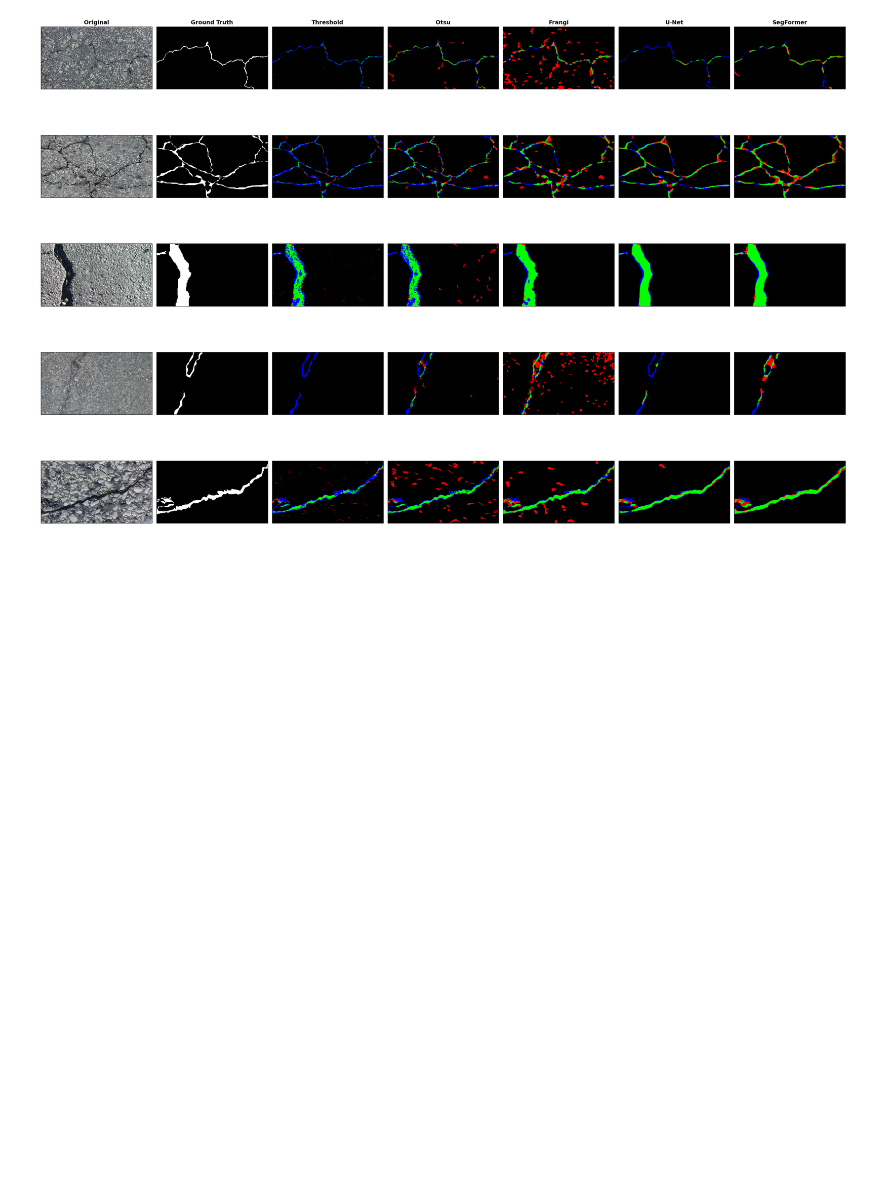
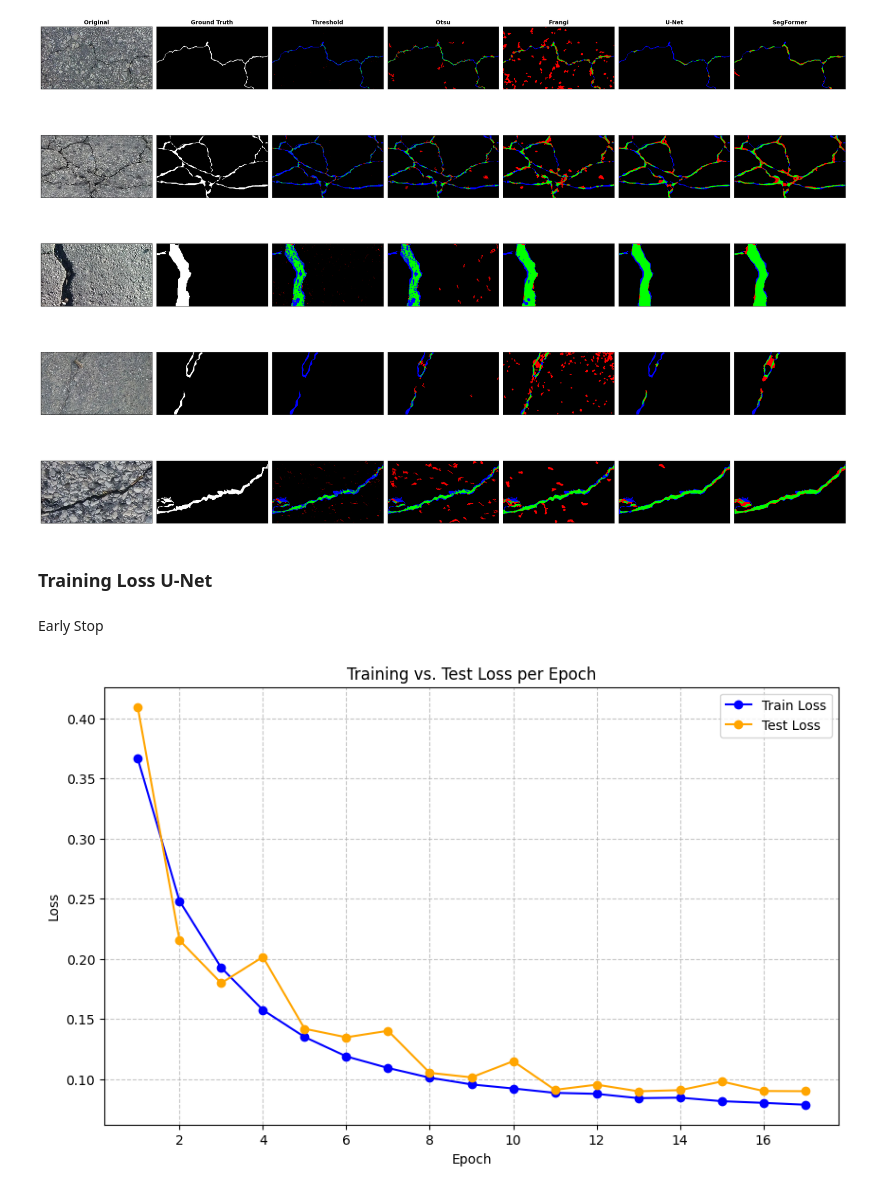
Before and after one commit to VytasBun/CEE498MLProject, a Jupyter notebook: Analysis.ipynb, the cells around one changed output. Saved outputs shown, nothing was run; the diff lists cells and outputs as text; code cells hidden in the pictures; blank space fills up the shorter version.

```diff
--- a/Analysis.ipynb
+++ b/Analysis.ipynb
@@ -499,3 +421,28 @@ create_comparison_plot(
 )
 # %% [output]
 [figure]
+# %% [markdown]
+### Training Loss U-Net
+# %% [markdown]
+Early Stop
+# %%
+with open('./U_Net/results/Early_Stop/unet_analytics_earlystop.json', 'r') as f:
+    data = json.load(f)
+
+epochs = [item['epoch'] for item in data]
+train_loss = [item['train']['loss'] for item in data]
+test_loss = [item['test']['loss'] for item in data]
+
+plt.figure(figsize=(10, 6))
+plt.plot(epochs, train_loss, label='Train Loss', marker='o', linestyle='-', color='blue')
+plt.plot(epochs, test_loss, label='Test Loss', marker='o', linestyle='-', color='orange')
+
+plt.xlabel('Epoch')
+plt.ylabel('Loss')
+plt.title('Training vs. Test Loss per Epoch')
+plt.legend()
+plt.grid(True, linestyle='--', alpha=0.7)
+
+plt.show()
+# %% [output]
+[figure, added]
```
Also changed, not shown: parts of 15 cells of this notebook, 2 other files.
